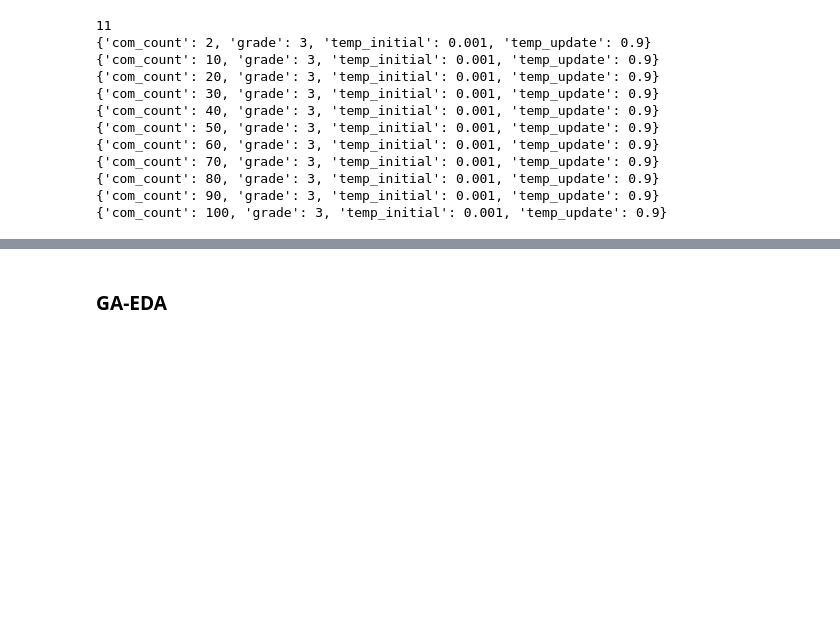
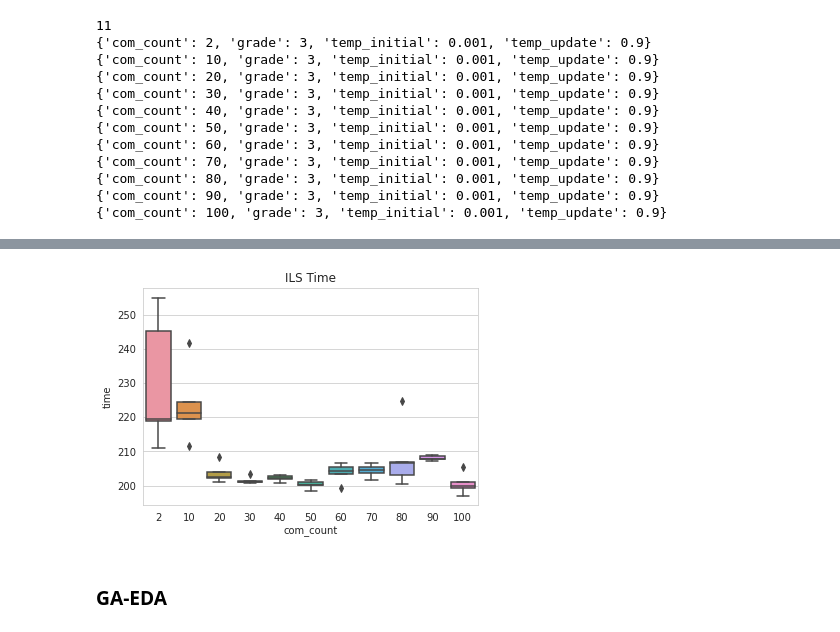
Before and after one commit to juletx/community-detection, a Jupyter notebook: notebooks/CDP_3_fasea.ipynb, the cells around one changed output, grey strips where cells are left out. Saved outputs shown, nothing was run; the diff lists cells and outputs as text; code cells hidden in the pictures; blank space fills up the shorter version.

```diff
--- a/notebooks/CDP_3_fasea.ipynb
+++ b/notebooks/CDP_3_fasea.ipynb
@@ -2535,5 +2580,8 @@ ax = sns.boxplot(x='com_count', y='fitness', data=data)
 # %%
 ax = sns.boxplot(x='com_count', y='time', data=data)
+ax.set_title('ILS Time');
+# %% [output]
+[figure, added]
 # %% [markdown]
 ### GA-EDA
 # %%
```
Also changed, not shown: parts of 12 cells of this notebook, 4 other files.
